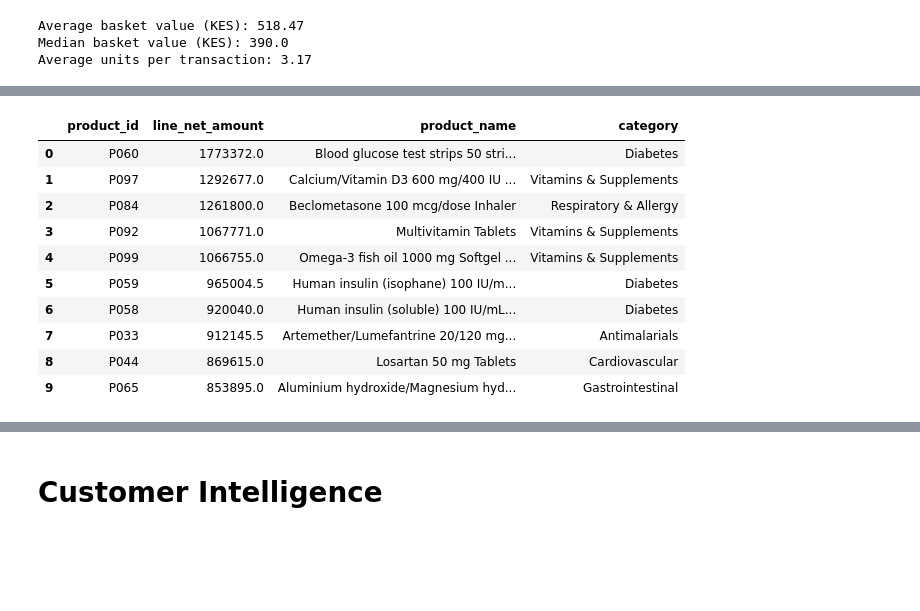
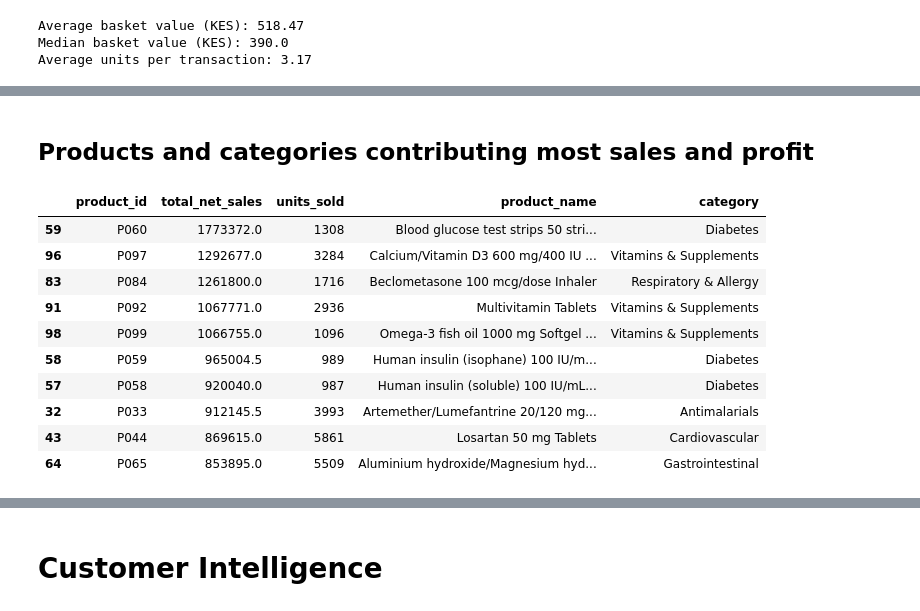
Before and after one commit to MwangiJoseph-25/pharmacy_retail_intelligence, a Jupyter notebook: Notebooks/EDA.ipynb, the cells around one changed output, grey strips where cells are left out. Cells and saved outputs as stored; diff of their text form; code cells hidden in the pictures; blank space fills up the shorter version.

```diff
--- a/Notebooks/EDA.ipynb
+++ b/Notebooks/EDA.ipynb
@@ -285,0 +238,13 @@ plt.show()
+# %%
+# trans_df['month_name']=trans_df['transaction_datetime'].dt.month_name()
+
+trans_df['month'] = trans_df['transaction_datetime'].dt.to_period('M').astype(str)
+
+sales_by_month = (
+    trans_df.groupby('month', as_index=False)
+    .agg(net_sales=('line_net_amount', 'sum'),
+         gross_profit_before_refunds=('profit_before_refunds', 'sum'),
+         transactions=('transaction_id', 'nunique'))
+    .sort_values('month')
+)
+sales_by_month
@@ -374,21 +341,25 @@ revenue_by_product
+# %% [markdown]
+## Products and categories contributing most sales and profit
 # %%
-# merging the products names and categories
-revenue_by_product=pd.merge(
-    revenue_by_product,
-    products_df[['product_id','product_name','category']],
-    on = 'product_id',
-    how = 'left'
+revenue_by_product = (
+    trans_df.groupby('product_id', as_index=False)
+    .agg(total_net_sales=('line_net_amount', 'sum'),
+         units_sold=('quantity', 'sum'))
+    .merge(products_df[['product_id', 'product_name', 'category']],
+           on='product_id', how='left')
+    .sort_values('total_net_sales', ascending=False)
 )
+
 revenue_by_product.head(10)
 # %% [output]
-|  | product_id | line_net_amount | product_name | category |
-| 0 | P060 | 1773372.0 | Blood glucose test strips 50 stri... | Diabetes |
-| 1 | P097 | 1292677.0 | Calcium/Vitamin D3 600 mg/400 IU ... | Vitamins & Supplements |
-| 2 | P084 | 1261800.0 | Beclometasone 100 mcg/dose Inhaler | Respiratory & Allergy |
-| 3 | P092 | 1067771.0 | Multivitamin Tablets | Vitamins & Supplements |
-| 4 | P099 | 1066755.0 | Omega-3 fish oil 1000 mg Softgel ... | Vitamins & Supplements |
-| 5 | P059 | 965004.5 | Human insulin (isophane) 100 IU/m... | Diabetes |
-| 6 | P058 | 920040.0 | Human insulin (soluble) 100 IU/mL... | Diabetes |
-| 7 | P033 | 912145.5 | Artemether/Lumefantrine 20/120 mg... | Antimalarials |
-| 8 | P044 | 869615.0 | Losartan 50 mg Tablets | Cardiovascular |
-| 9 | P065 | 853895.0 | Aluminium hydroxide/Magnesium hyd... | Gastrointestinal |
+|  | product_id | total_net_sales | units_sold | product_name | category |
+| 59 | P060 | 1773372.0 | 1308 | Blood glucose test strips 50 stri... | Diabetes |
+| 96 | P097 | 1292677.0 | 3284 | Calcium/Vitamin D3 600 mg/400 IU ... | Vitamins & Supplements |
+| 83 | P084 | 1261800.0 | 1716 | Beclometasone 100 mcg/dose Inhaler | Respiratory & Allergy |
+| 91 | P092 | 1067771.0 | 2936 | Multivitamin Tablets | Vitamins & Supplements |
+| 98 | P099 | 1066755.0 | 1096 | Omega-3 fish oil 1000 mg Softgel ... | Vitamins & Supplements |
+| 58 | P059 | 965004.5 | 989 | Human insulin (isophane) 100 IU/m... | Diabetes |
+| 57 | P058 | 920040.0 | 987 | Human insulin (soluble) 100 IU/mL... | Diabetes |
+| 32 | P033 | 912145.5 | 3993 | Artemether/Lumefantrine 20/120 mg... | Antimalarials |
+| 43 | P044 | 869615.0 | 5861 | Losartan 50 mg Tablets | Cardiovascular |
+| 64 | P065 | 853895.0 | 5509 | Aluminium hydroxide/Magnesium hyd... | Gastrointestinal |
```
Also changed, not shown: parts of 67 cells of this notebook.
